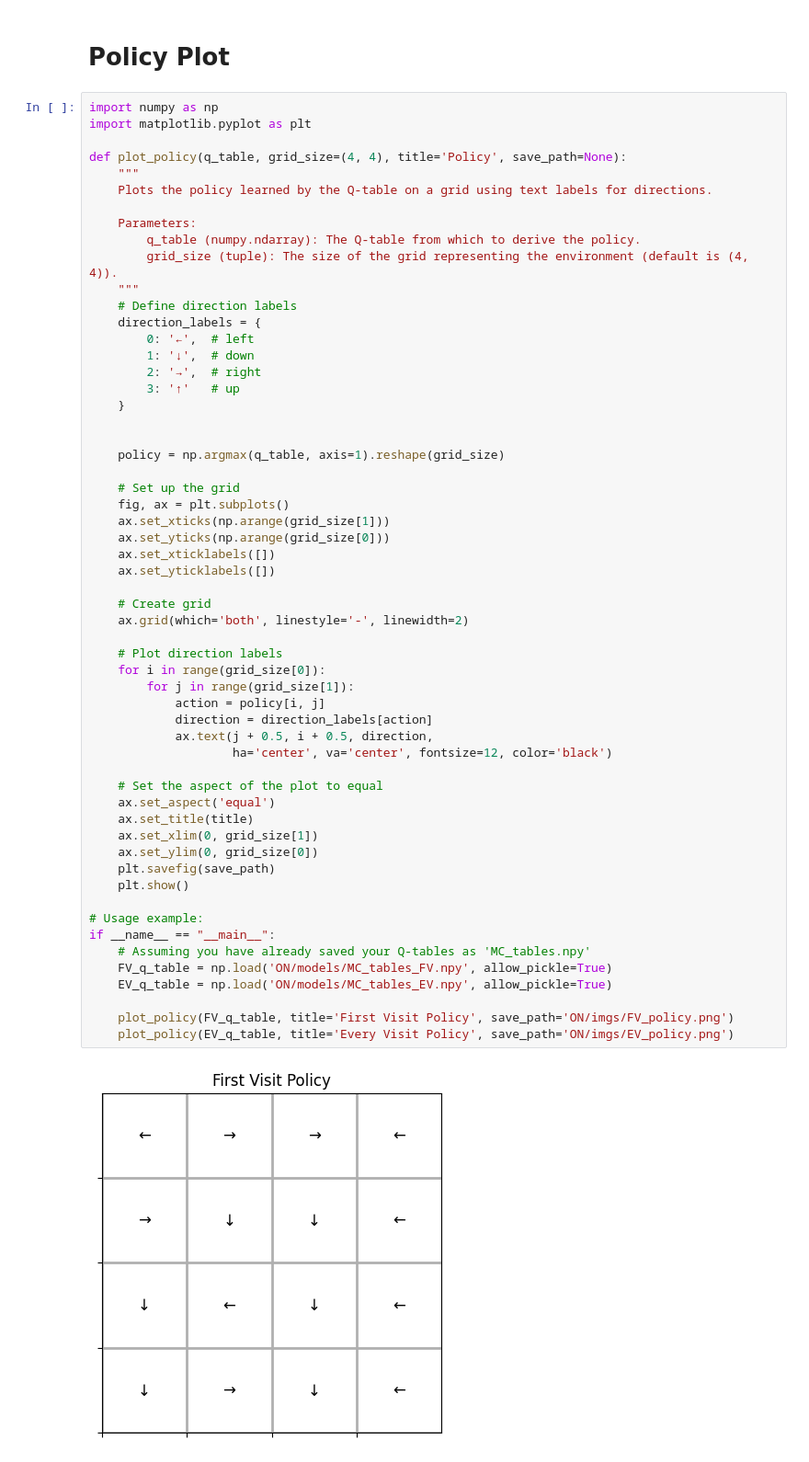
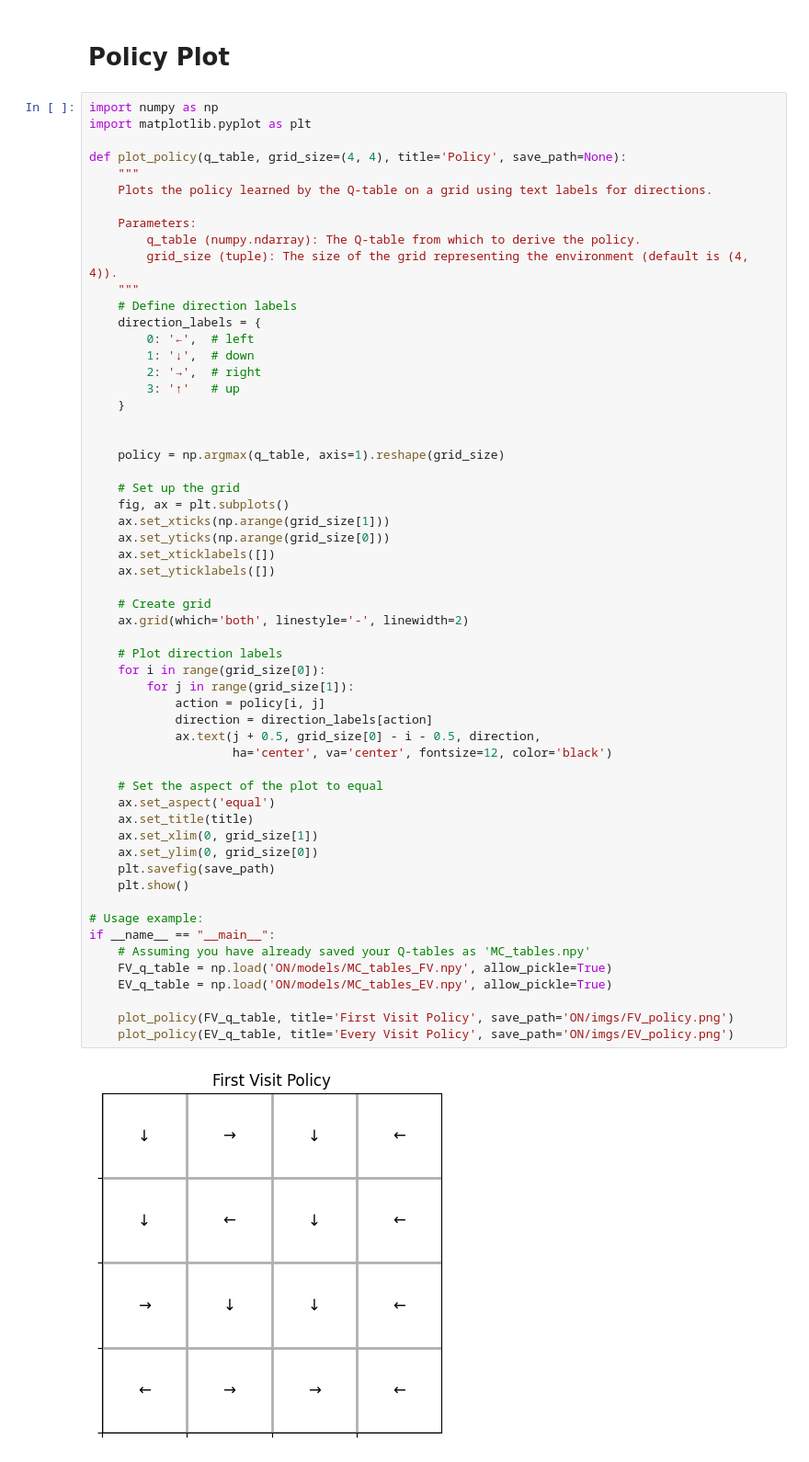
Before and after one commit to caterinabruchi9/SEAI_Project, a Jupyter notebook: Buoni/Tabular/MCTAB2.ipynb, the cells around one changed output. Shown at 92% size. Saved outputs shown, nothing was run; the diff lists cells and outputs as text.

Commit message:
Plot Fixes in tabular metods, attemp at tree storage

```diff
--- a/Buoni/Tabular/MCTAB2.ipynb
+++ b/Buoni/Tabular/MCTAB2.ipynb
@@ -304,32 +304,32 @@ def plot_policy(q_table, grid_size=(4, 4), title='Policy', save_path=None):
     ax.set_xticklabels([])
     ax.set_yticklabels([])
 
     # Create grid
     ax.grid(which='both', linestyle='-', linewidth=2)
 
     # Plot direction labels
     for i in range(grid_size[0]):
         for j in range(grid_size[1]):
             action = policy[i, j]
             direction = direction_labels[action]
-            ax.text(j + 0.5, i + 0.5, direction,
+            ax.text(j + 0.5, grid_size[0] - i - 0.5, direction,
                     ha='center', va='center', fontsize=12, color='black')
 
     # Set the aspect of the plot to equal
     ax.set_aspect('equal')
     ax.set_title(title)
     ax.set_xlim(0, grid_size[1])
     ax.set_ylim(0, grid_size[0])
     plt.savefig(save_path)
     plt.show()
 
 # Usage example:
 if __name__ == "__main__":
     # Assuming you have already saved your Q-tables as 'MC_tables.npy'
     FV_q_table = np.load('ON/models/MC_tables_FV.npy', allow_pickle=True)
     EV_q_table = np.load('ON/models/MC_tables_EV.npy', allow_pickle=True)
 
     plot_policy(FV_q_table, title='First Visit Policy', save_path='ON/imgs/FV_policy.png')
     plot_policy(EV_q_table, title='Every Visit Policy', save_path='ON/imgs/EV_policy.png')
 # %% [output]
-[figure, old version]
+[figure, new version]
```
Also changed, not shown: parts of 1 cell of this notebook, 7 other files.
